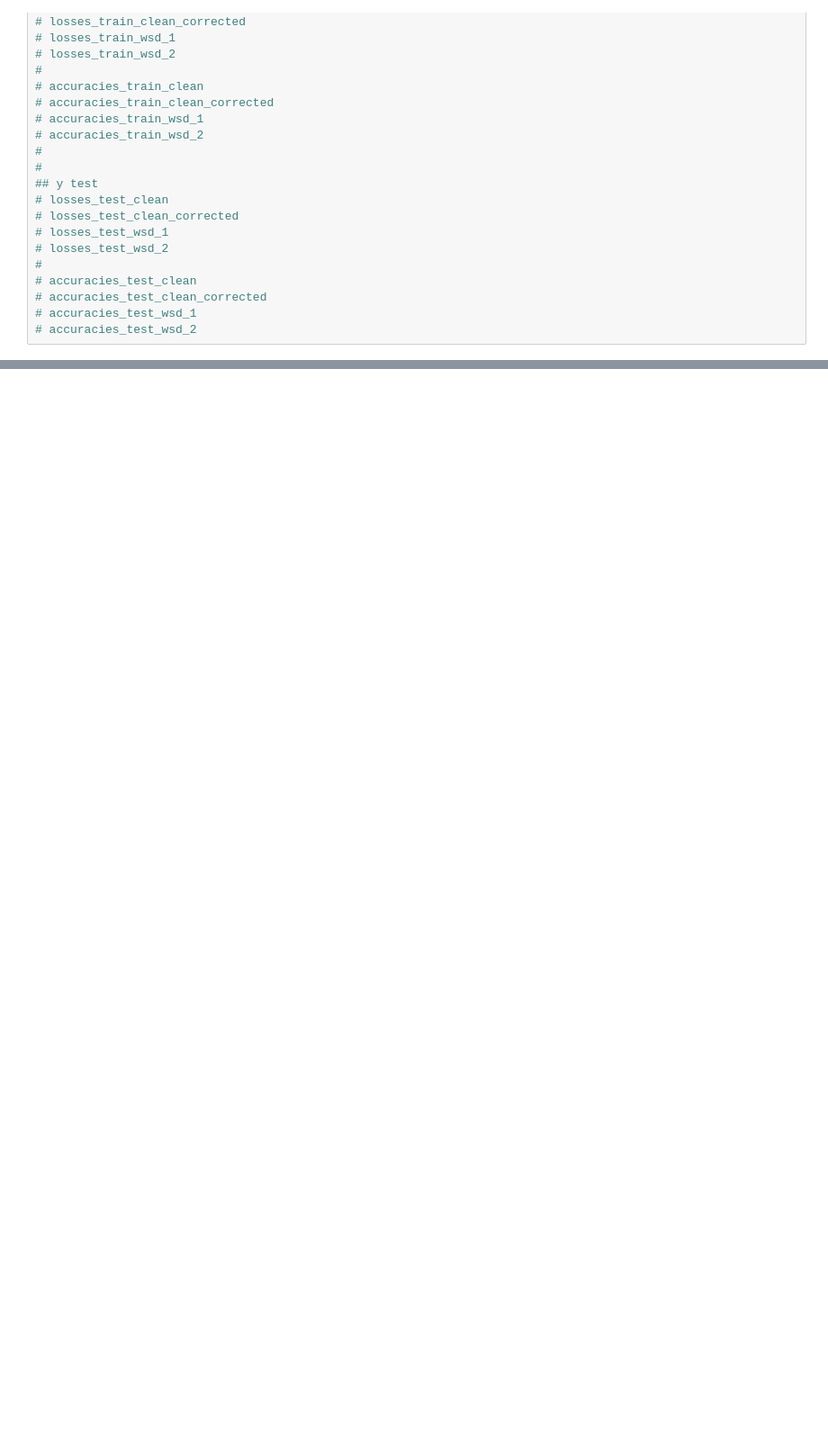
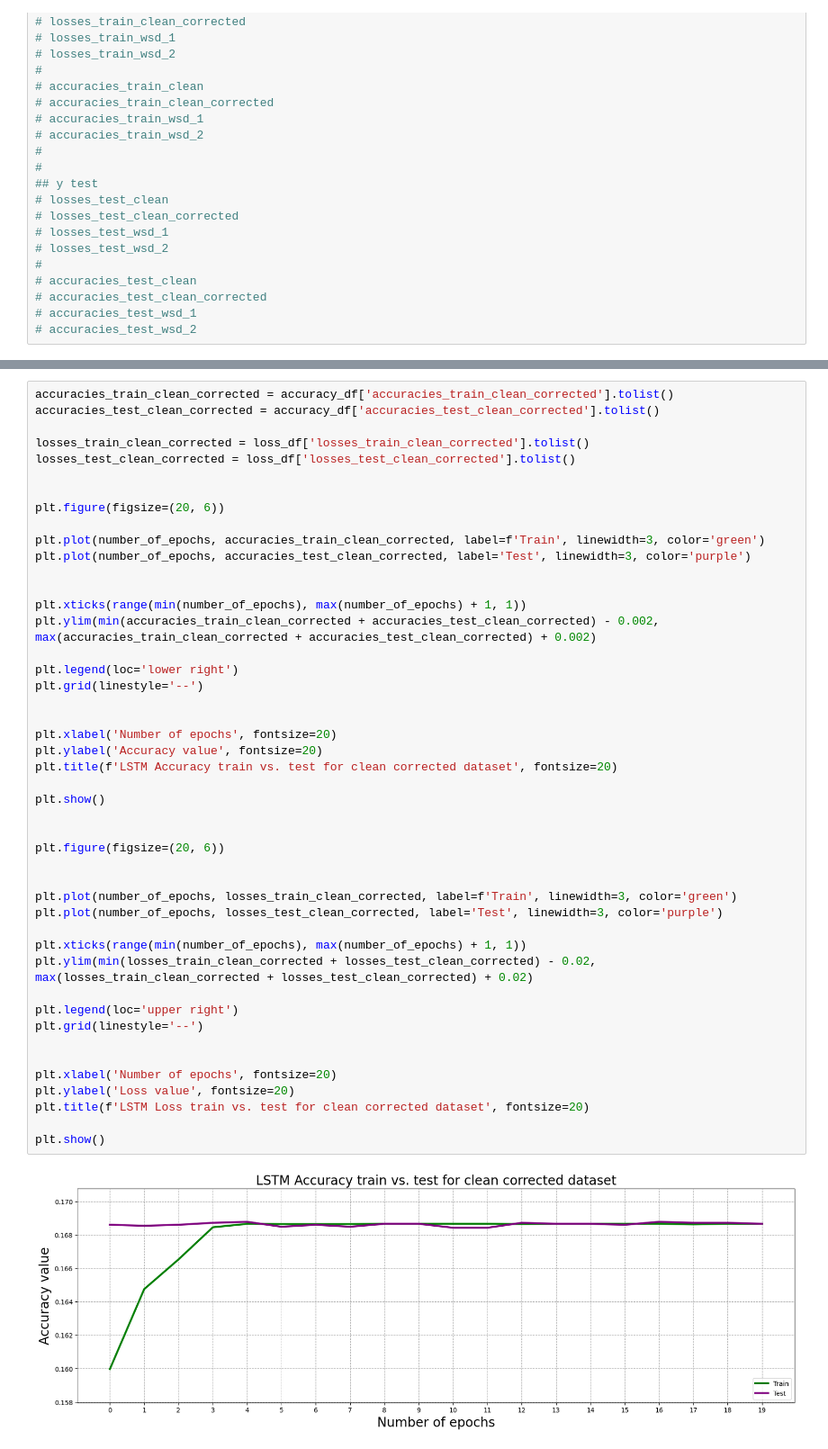
Before and after one commit to abobafett-dev/advanced-machine-learning-project-iu-2024, a Jupyter notebook: notebooks/test_lstm_gru.ipynb, the cells around one changed output, grey strips where cells are left out. Shown at 90% size. Drawn from its saved outputs; the diff is of its cells as text; blank space fills up the shorter version.

```diff
--- a/notebooks/test_lstm_gru.ipynb
+++ b/notebooks/test_lstm_gru.ipynb
@@ -912,0 +959,48 @@ plt.show()
+# %%
+accuracies_train_clean_corrected = accuracy_df['accuracies_train_clean_corrected'].tolist()
+accuracies_test_clean_corrected = accuracy_df['accuracies_test_clean_corrected'].tolist()
+
+losses_train_clean_corrected = loss_df['losses_train_clean_corrected'].tolist()
+losses_test_clean_corrected = loss_df['losses_test_clean_corrected'].tolist()
+
+
+plt.figure(figsize=(20, 6))
+
+plt.plot(number_of_epochs, accuracies_train_clean_corrected, label=f'Train', linewidth=3, color='green')
+plt.plot(number_of_epochs, accuracies_test_clean_corrected, label='Test', linewidth=3, color='purple')
+
+
+plt.xticks(range(min(number_of_epochs), max(number_of_epochs) + 1, 1))
+plt.ylim(min(accuracies_train_clean_corrected + accuracies_test_clean_corrected) - 0.002, max(accuracies_train_clean_corrected + accuracies_test_clean_corrected) + 0.002)
+
+plt.legend(loc='lower right')
+plt.grid(linestyle='--')
+
+
+plt.xlabel('Number of epochs', fontsize=20)
+plt.ylabel('Accuracy value', fontsize=20)
+plt.title(f'LSTM Accuracy train vs. test for clean corrected dataset', fontsize=20)
+
+plt.show()
+
+
+plt.figure(figsize=(20, 6))
+
+
+plt.plot(number_of_epochs, losses_train_clean_corrected, label=f'Train', linewidth=3, color='green')
+plt.plot(number_of_epochs, losses_test_clean_corrected, label='Test', linewidth=3, color='purple')
+
+plt.xticks(range(min(number_of_epochs), max(number_of_epochs) + 1, 1))
+plt.ylim(min(losses_train_clean_corrected + losses_test_clean_corrected) - 0.02, max(losses_train_clean_corrected + losses_test_clean_corrected) + 0.02)
+
+plt.legend(loc='upper right')
+plt.grid(linestyle='--')
+
+
+plt.xlabel('Number of epochs', fontsize=20)
+plt.ylabel('Loss value', fontsize=20)
+plt.title(f'LSTM Loss train vs. test for clean corrected dataset', fontsize=20)
+
+plt.show()
+# %% [output]
+[figure, added]
```
Also changed, not shown: parts of 21 cells of this notebook, 1 other file.
